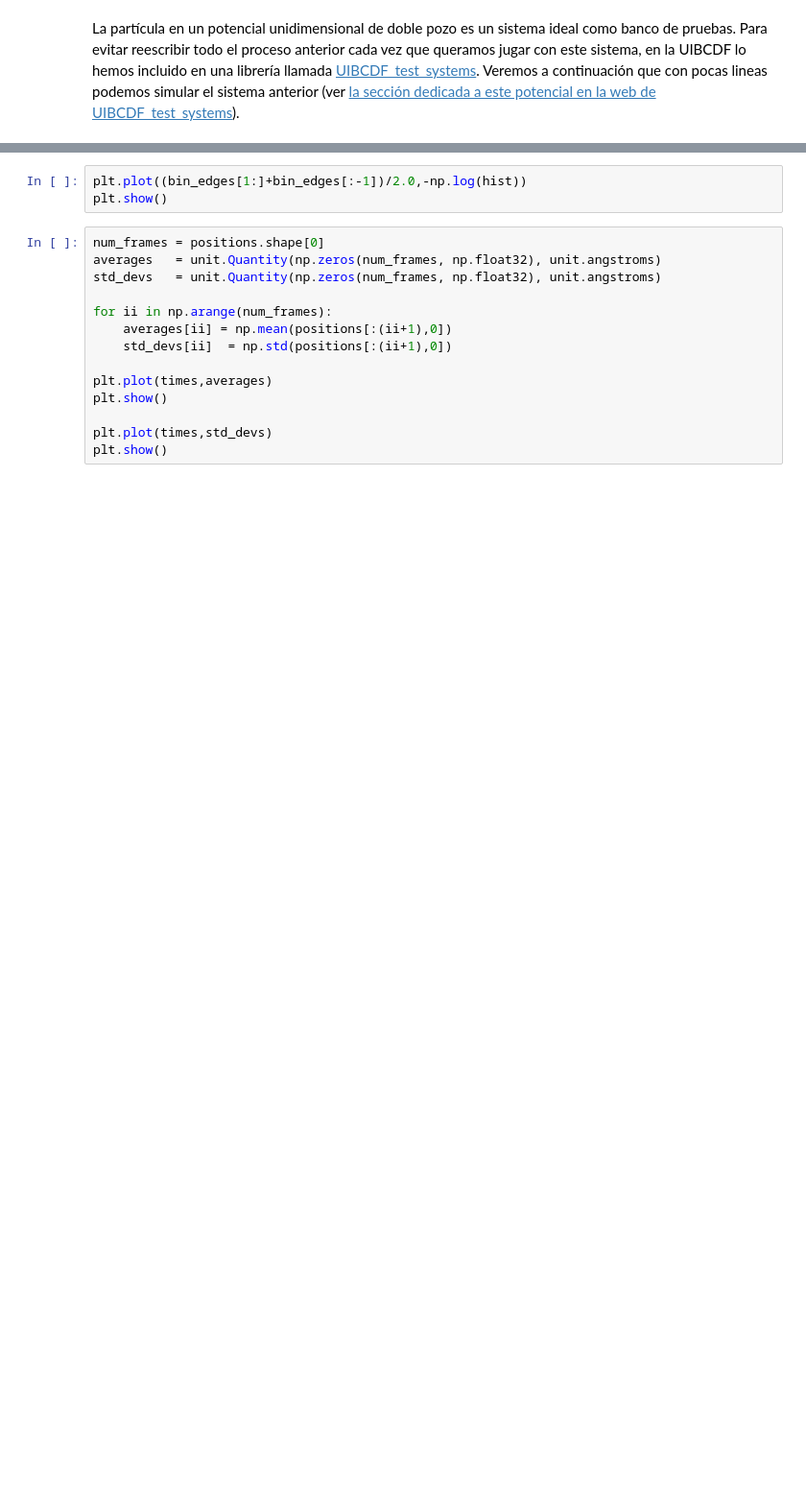
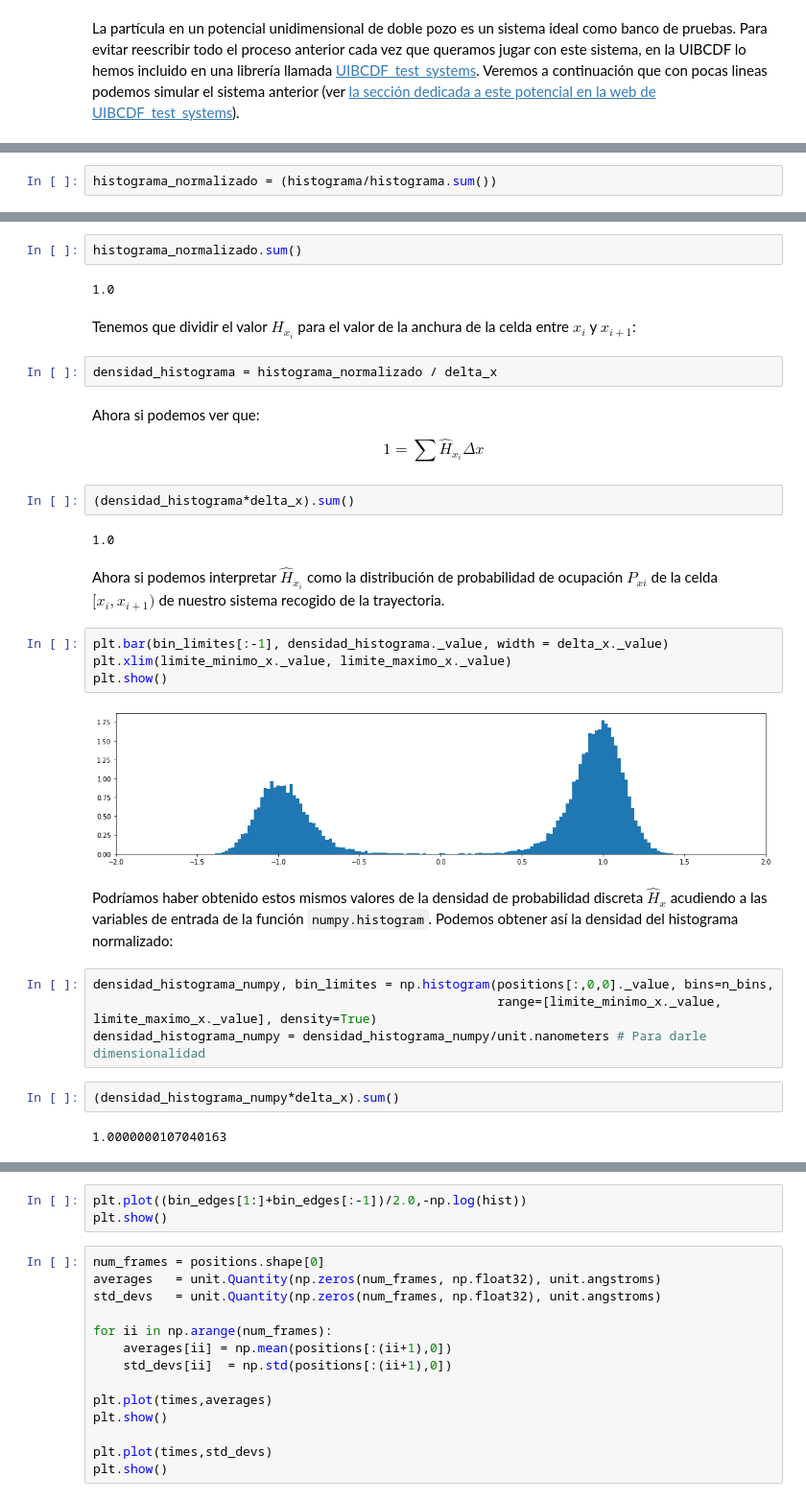
Before and after one commit to uibcdf/REMD_testbed, a Jupyter notebook: Doble_pozo_test.ipynb, the cells around one changed output, grey strips where cells are left out. Shown: that part at 96% size. Cells and saved outputs as stored; diff of their text form; blank space fills up the shorter version.

```diff
--- a/Doble_pozo_test.ipynb
+++ b/Doble_pozo_test.ipynb
@@ -314,0 +317,2 @@ plt.show()
+# %%
+histograma_normalizado = (histograma/histograma.sum())
@@ -314,0 +331,36 @@ plt.show()
+# %%
+histograma_normalizado.sum()
+# %% [output]
+1.0
+# %% [markdown]
+Tenemos que dividir el valor $H_{x_{i}}$ para el valor de la anchura de la celda entre $x_{i}$ y $x_{i+1}$:
+# %%
+densidad_histograma = histograma_normalizado / delta_x
+# %% [markdown]
+Ahora si podemos ver que:
+
+\begin{equation}
+1 = \sum{\hat{H}_{x_{i}} \Delta x}
+\end{equation}
+# %%
+(densidad_histograma*delta_x).sum()
+# %% [output]
+1.0
+# %% [markdown]
+Ahora si podemos interpretar $\hat{H}_{x_{i}}$ como la distribución de probabilidad de ocupación $P_{xi}$ de la celda $[x_{i}, x_{i+1})$ de nuestro sistema recogido de la trayectoria.
+# %%
+plt.bar(bin_limites[:-1], densidad_histograma._value, width = delta_x._value)
+plt.xlim(limite_minimo_x._value, limite_maximo_x._value)
+plt.show()
+# %% [output]
+[figure, added]
+# %% [markdown]
+Podríamos haber obtenido estos mismos valores de la densidad de probabilidad discreta $\hat{H}_{x}$ acudiendo a las variables de entrada de la función `numpy.histogram`. Podemos obtener así la densidad del histograma normalizado:
+# %%
+densidad_histograma_numpy, bin_limites = np.histogram(positions[:,0,0]._value, bins=n_bins,
+                                                      range=[limite_minimo_x._value, limite_maximo_x._value], density=True)
+densidad_histograma_numpy = densidad_histograma_numpy/unit.nanometers # Para darle dimensionalidad
+# %%
+(densidad_histograma_numpy*delta_x).sum()
+# %% [output]
+1.0000000107040163
```
Also changed, not shown: parts of 45 cells of this notebook.
